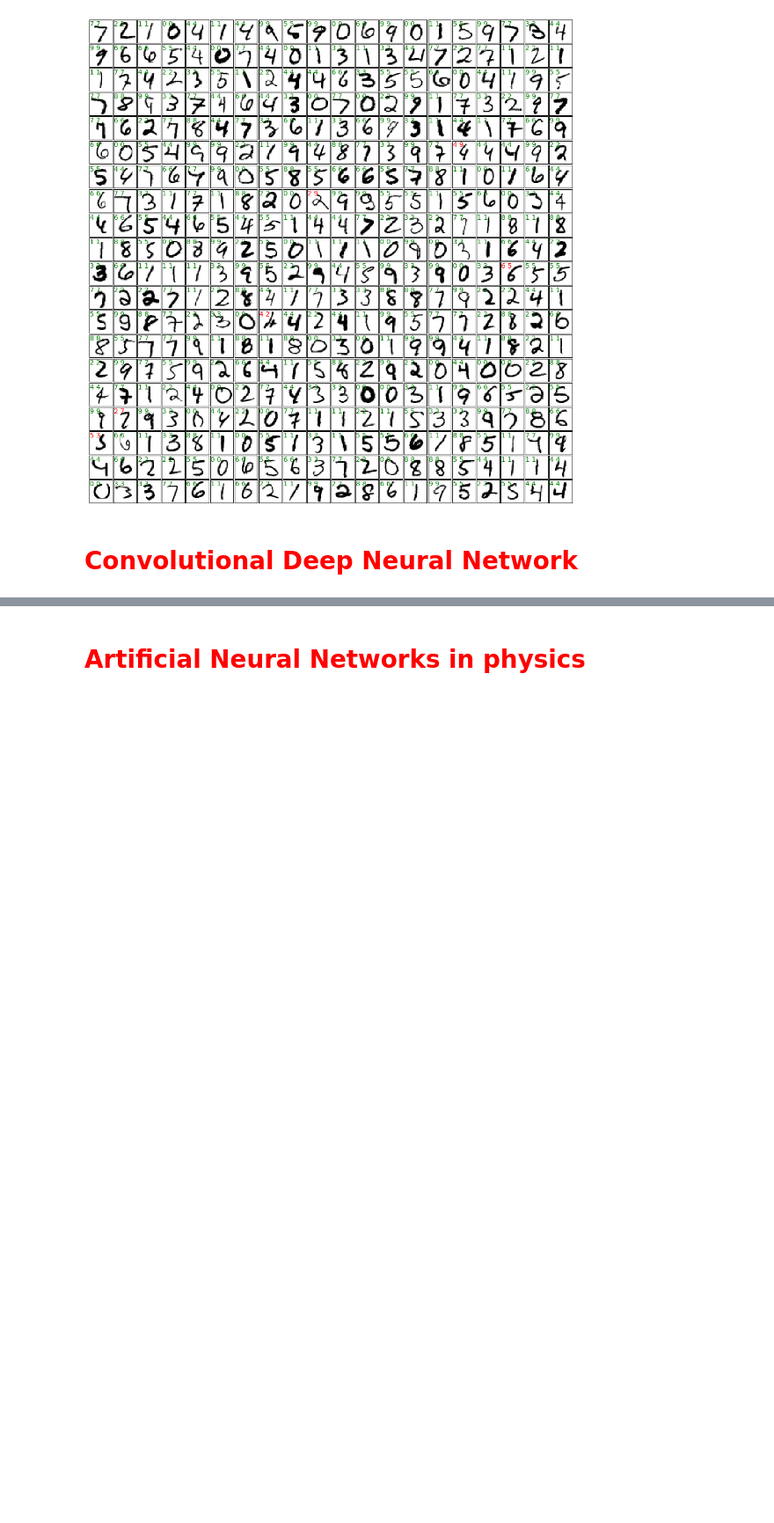
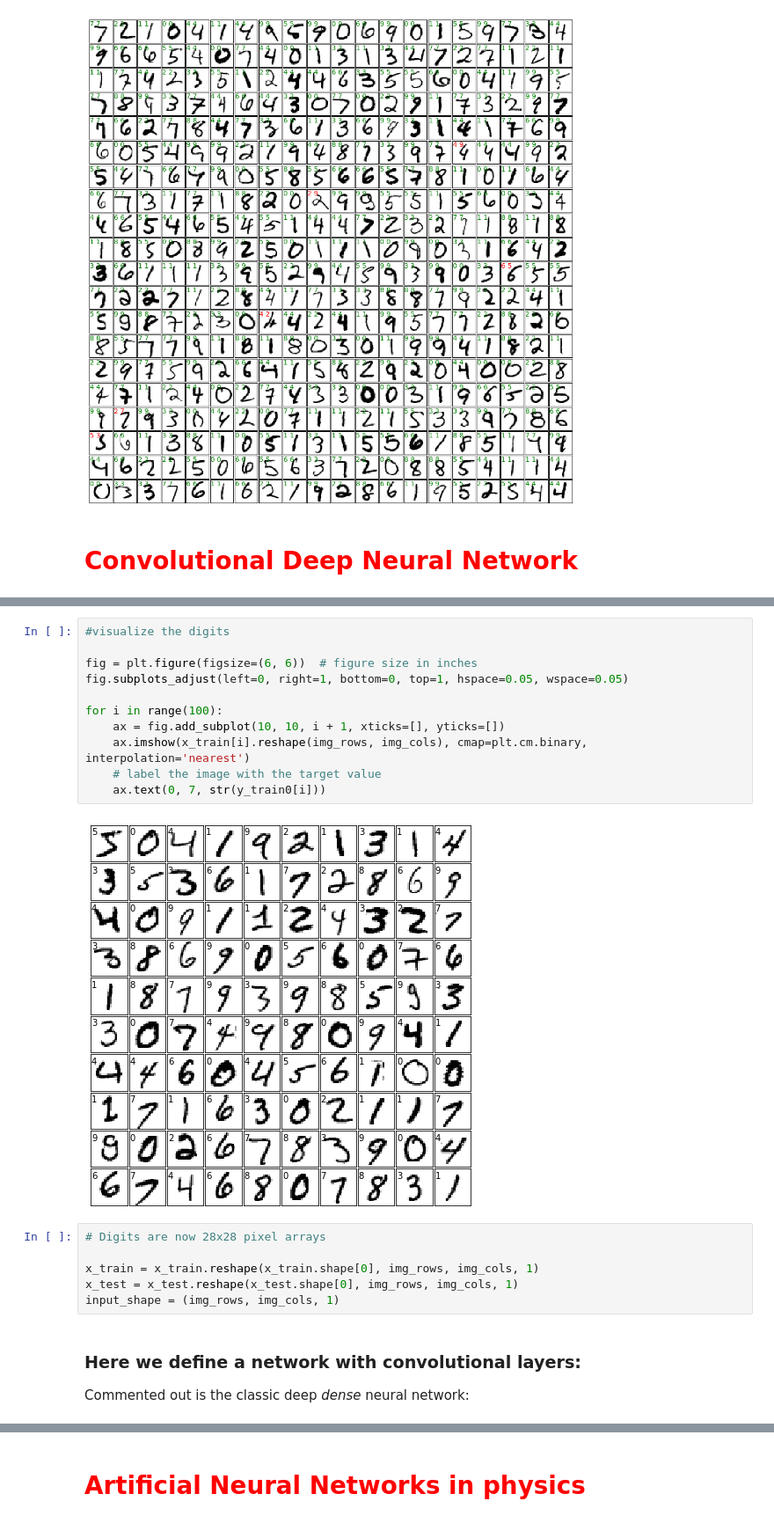
Before and after one commit to marcinwolter/Seminars, a Jupyter notebook: NeuralNets_2026_05_12.ipynb, the cells around one changed output, grey strips where cells are left out. Shown at 88% size. Drawn from its saved outputs; the diff is of its cells as text; blank space fills up the shorter version.

```diff
--- a/NeuralNets_2026_05_12.ipynb
+++ b/NeuralNets_2026_05_12.ipynb
@@ -1326,0 +1436,22 @@ for i in range(400):
+# %%
+#visualize the digits
+
+fig = plt.figure(figsize=(6, 6))  # figure size in inches
+fig.subplots_adjust(left=0, right=1, bottom=0, top=1, hspace=0.05, wspace=0.05)
+
+for i in range(100):
+    ax = fig.add_subplot(10, 10, i + 1, xticks=[], yticks=[])
+    ax.imshow(x_train[i].reshape(img_rows, img_cols), cmap=plt.cm.binary, interpolation='nearest')
+    # label the image with the target value
+    ax.text(0, 7, str(y_train0[i]))
+# %% [output]
+[figure, added]
+# %%
+# Digits are now 28x28 pixel arrays
+
+x_train = x_train.reshape(x_train.shape[0], img_rows, img_cols, 1)
+x_test = x_test.reshape(x_test.shape[0], img_rows, img_cols, 1)
+input_shape = (img_rows, img_cols, 1)
+# %% [markdown]
+### **Here we define a network with convolutional layers:**
+Commented out is the classic deep *dense* neural network:
```
Also changed, not shown: parts of 15 cells of this notebook.
